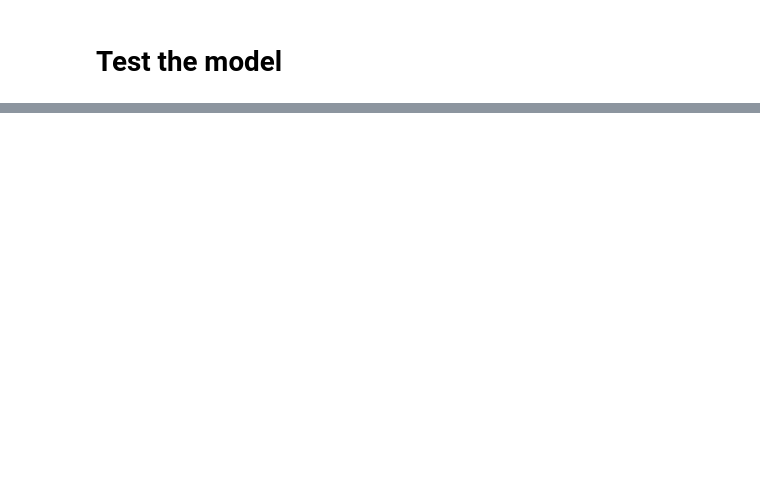
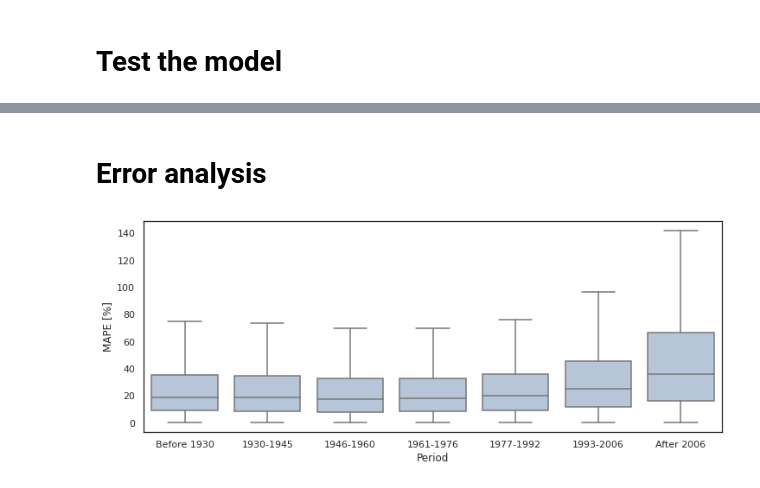
Before and after one commit to rboghe/cened, a Jupyter notebook: cened_2_0_ml.ipynb, the cells around one changed output, grey strips where cells are left out. Cells and saved outputs as stored; diff of their text form; code cells hidden in the pictures; blank space fills up the shorter version.

```diff
--- a/cened_2_0_ml.ipynb
+++ b/cened_2_0_ml.ipynb
@@ -367,0 +408,17 @@ results_df
+# %% [markdown]
+# Error analysis
+# %%
+# Period
+bins = pd.cut(test.ANNO_COSTRUZIONE, bins=[0,1930,1945,1960,1976,1992,2006,3000],
+       labels=['Before 1930','1930-1945','1946-1960','1961-1976', '1977-1992',
+               '1993-2006','After 2006'])
+
+fig = plt.figure(figsize = (12, 4.5))
+box = sns.boxplot(y = results_df.error, x = bins,
+                  color='lightsteelblue', orient = 'v',
+                  showfliers = False)
+
+box.set(ylabel = 'MAPE [%]', xlabel = 'Period')
+plt.show()
+# %% [output]
+[figure, added]
```
Also changed, not shown: parts of 35 cells of this notebook.
